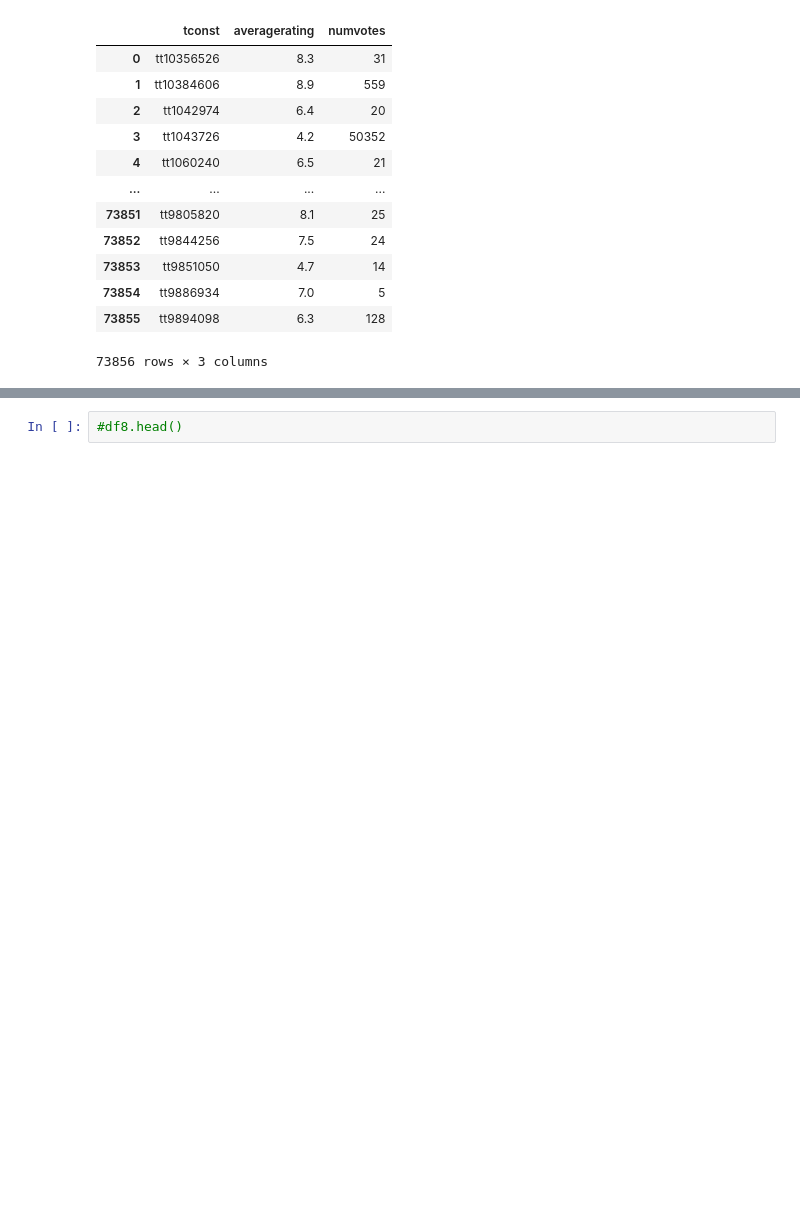
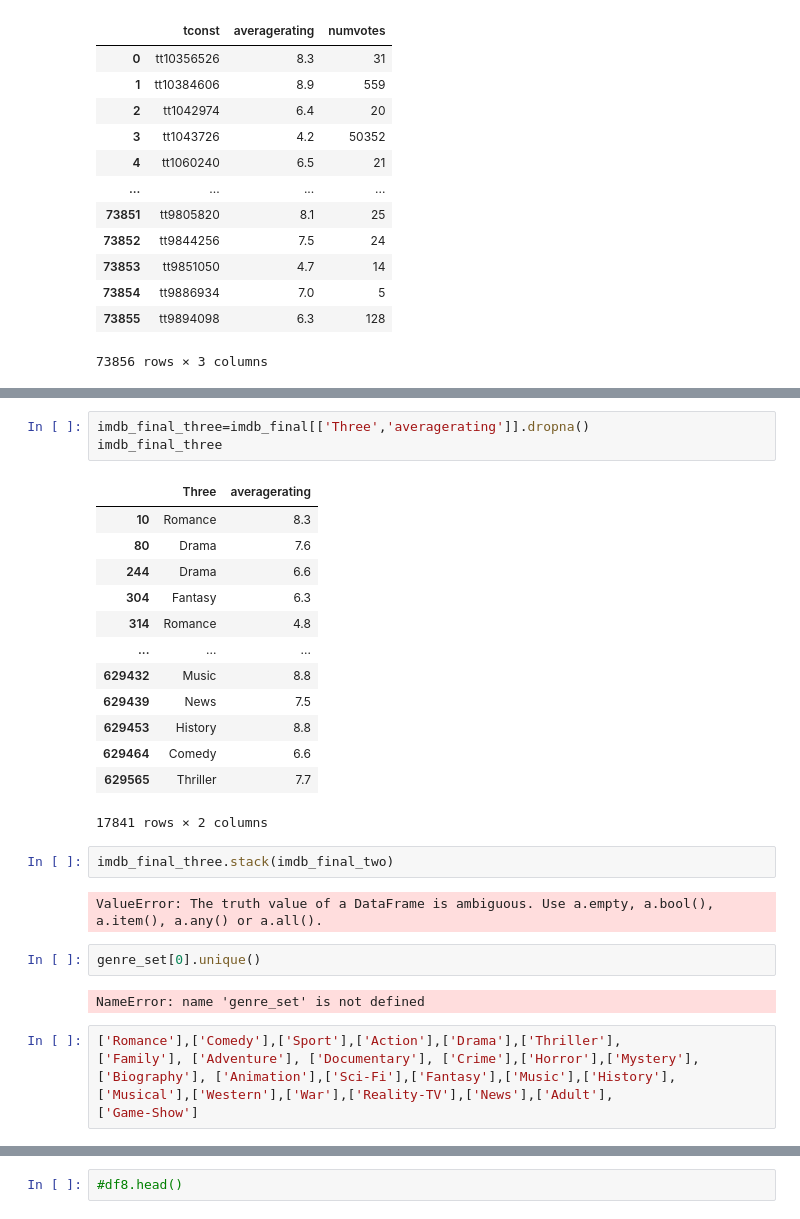
Before and after one commit to halemade/film_recommendations, a Jupyter notebook: explore_data.ipynb, the cells around one changed output, grey strips where cells are left out. Cells and saved outputs as stored; diff of their text form; blank space fills up the shorter version.

```diff
--- a/explore_data.ipynb
+++ b/explore_data.ipynb
@@ -150,0 +185,31 @@ imdb
+# %%
+imdb_final_three=imdb_final[['Three','averagerating']].dropna()
+imdb_final_three
+# %% [output]
+|  | Three | averagerating |
+| 10 | Romance | 8.3 |
+| 80 | Drama | 7.6 |
+| 244 | Drama | 6.6 |
+| 304 | Fantasy | 6.3 |
+| 314 | Romance | 4.8 |
+| ... | ... | ... |
+| 629432 | Music | 8.8 |
+| 629439 | News | 7.5 |
+| 629453 | History | 8.8 |
+| 629464 | Comedy | 6.6 |
+| 629565 | Thriller | 7.7 |
+17841 rows × 2 columns
+# %%
+imdb_final_three.stack(imdb_final_two)
+# %% [output]
+ValueError: The truth value of a DataFrame is ambiguous. Use a.empty, a.bool(), a.item(), a.any() or a.all().
+# %%
+genre_set[0].unique()
+# %% [output]
+NameError: name 'genre_set' is not defined
+# %%
+['Romance'],['Comedy'],['Sport'],['Action'],['Drama'],['Thriller'],
+['Family'], ['Adventure'], ['Documentary'], ['Crime'],['Horror'],['Mystery'],
+['Biography'], ['Animation'],['Sci-Fi'],['Fantasy'],['Music'],['History'],
+['Musical'],['Western'],['War'],['Reality-TV'],['News'],['Adult'],
+['Game-Show']
```
Also changed, not shown: parts of 8 cells of this notebook.
